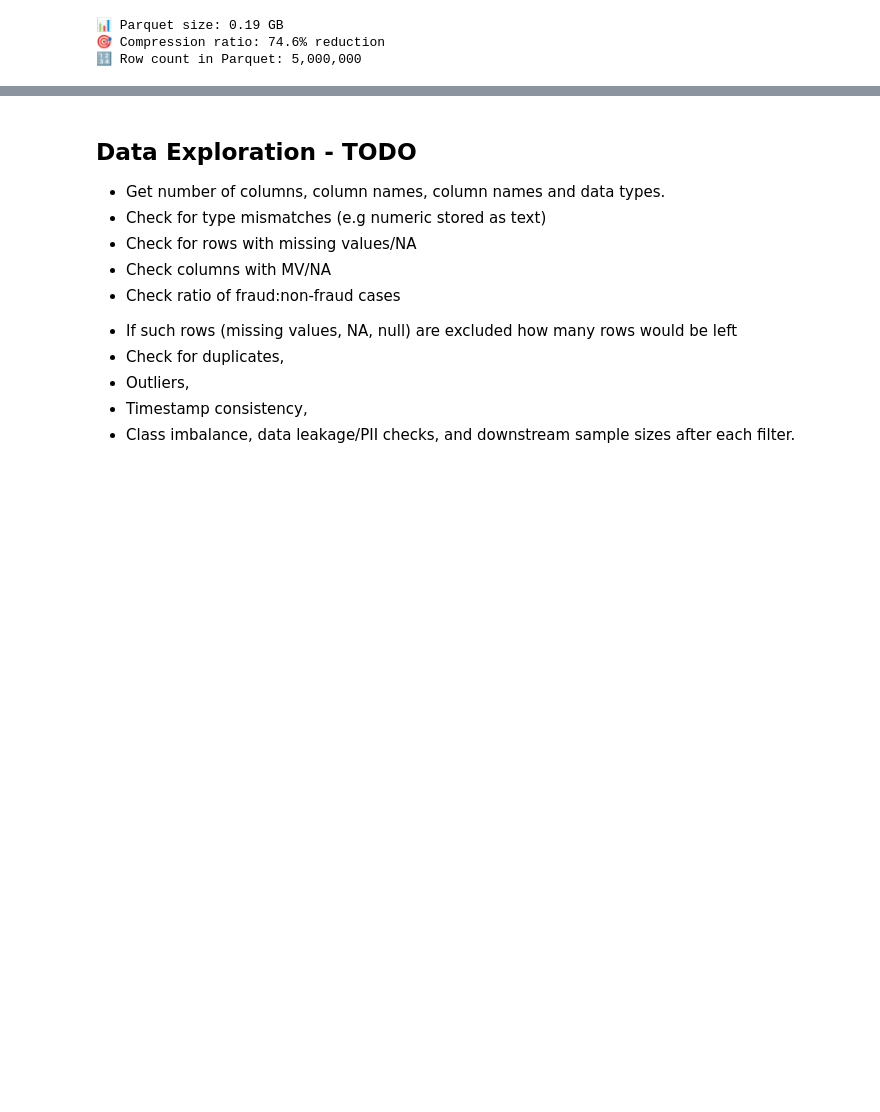
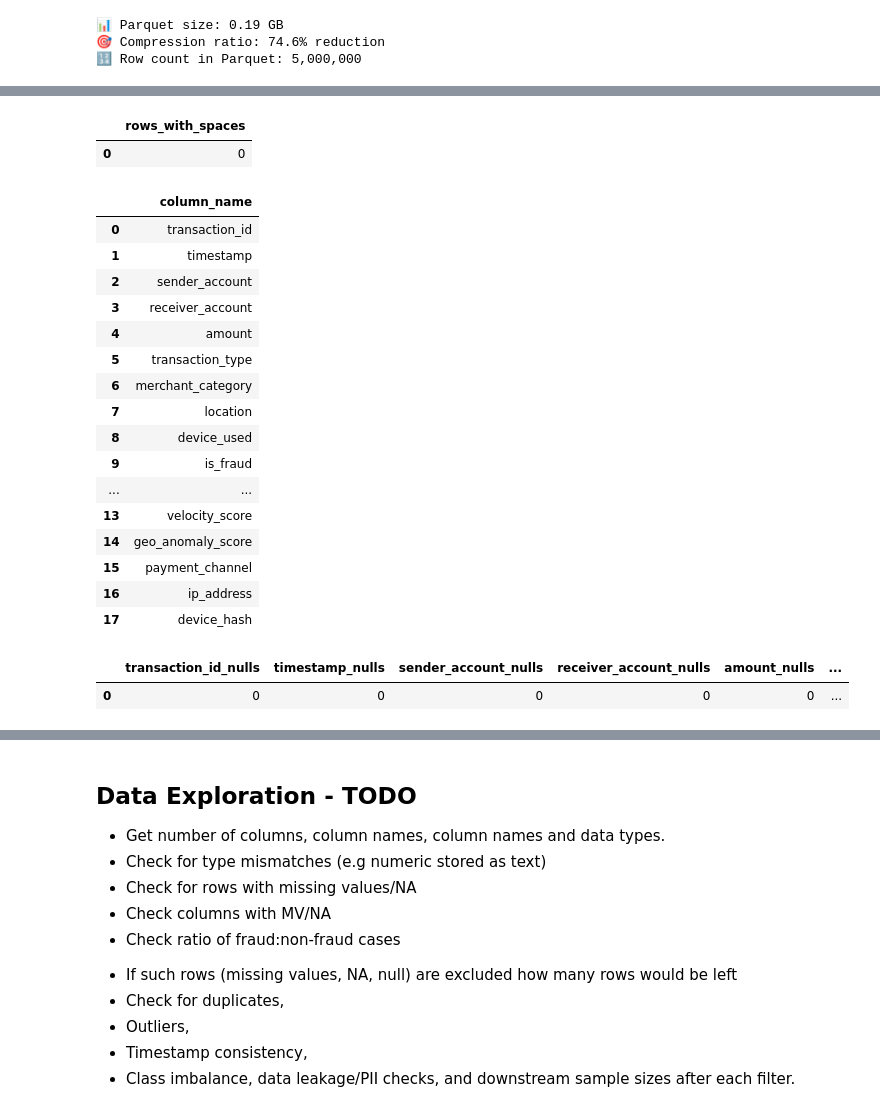
Before and after one commit to mlopezza/financial_fraud_detection_project, a Jupyter notebook: data/query_template.ipynb, the cells around one changed output, grey strips where cells are left out. Saved outputs shown, nothing was run; the diff lists cells and outputs as text; code cells hidden in the pictures; blank space fills up the shorter version.

```diff
--- a/data/query_template.ipynb
+++ b/data/query_template.ipynb
@@ -88,0 +208,77 @@ print(con.execute(f"DESCRIBE SELECT * FROM read_parquet('{parquet_path}')").fetc
+# %%
+# Detect Leading or trailing spaces  WITH CONCAT QUERY
+con.execute("""
+    SELECT COUNT(*) AS rows_with_spaces
+    FROM raw_data
+    WHERE CONCAT(
+        transaction_id, sender_account, receiver_account,
+        transaction_type, merchant_category, location,
+        device_used, fraud_type, payment_channel,
+        ip_address, device_hash
+    ) <> TRIM(CONCAT(
+        transaction_id, sender_account, receiver_account,
+        transaction_type, merchant_category, location,
+        device_used, fraud_type, payment_channel,
+        ip_address, device_hash
+    ));
+""").fetch_df()
+# %% [output]
+|  | rows_with_spaces |
+| 0 | 0 |
+# %%
+# 2. Determine which columns contain NULL values, and number of NULL values per column.
+# Select  name of columns
+con.execute(
+    f"""
+    SELECT name AS column_name
+    FROM pragma_table_info('raw_data')
+    """
+).fetch_df()
+# %% [output]
+|  | column_name |
+| 0 | transaction_id |
+| 1 | timestamp |
+| 2 | sender_account |
+| 3 | receiver_account |
+| 4 | amount |
+| 5 | transaction_type |
+| 6 | merchant_category |
+| 7 | location |
+| 8 | device_used |
+| 9 | is_fraud |
+| ... | ... |
+| 13 | velocity_score |
+| 14 | geo_anomaly_score |
+| 15 | payment_channel |
+| 16 | ip_address |
+| 17 | device_hash |
+# %%
+# Found columns with null values
+
+con.execute(
+    f"""
+    SELECT
+        COUNT(*) FILTER (WHERE transaction_id IS NULL)              AS transaction_id_nulls,
+        COUNT(*) FILTER (WHERE timestamp IS NULL)                  AS timestamp_nulls,
+        COUNT(*) FILTER (WHERE sender_account IS NULL)               AS sender_account_nulls,
+        COUNT(*) FILTER (WHERE receiver_account IS NULL)             AS receiver_account_nulls,
+        COUNT(*) FILTER (WHERE amount IS NULL)                       AS amount_nulls,
+        COUNT(*) FILTER (WHERE transaction_type IS NULL)             AS transaction_type_nulls,
+        COUNT(*) FILTER (WHERE merchant_category IS NULL)            AS merchant_category_nulls,
+        COUNT(*) FILTER (WHERE location IS NULL)                     AS location_nulls,
+        COUNT(*) FILTER (WHERE device_used IS NULL)                  AS device_used_nulls,
+        COUNT(*) FILTER (WHERE is_fraud IS NULL)                     AS is_fraud_nulls,
+        COUNT(*) FILTER (WHERE fraud_type IS NULL)                   AS fraud_type_nulls,
+        COUNT(*) FILTER (WHERE time_since_last_transaction IS NULL)  AS time_since_last_transaction_nulls,
+        COUNT(*) FILTER (WHERE spending_deviation_score IS NULL)     AS spending_deviation_score_nulls,
+        COUNT(*) FILTER (WHERE velocity_score IS NULL)               AS velocity_score_nulls,
+        COUNT(*) FILTER (WHERE geo_anomaly_score IS NULL)            AS geo_anomaly_score_nulls,
+        COUNT(*) FILTER (WHERE payment_channel IS NULL)              AS payment_channel_nulls,
+        COUNT(*) FILTER (WHERE ip_address IS NULL)                   AS ip_address_nulls,
+        COUNT(*) FILTER (WHERE device_hash IS NULL)                  AS device_hash_nulls
+FROM raw_data
+"""
+).fetch_df()
+# %% [output]
+|  | transaction_id_nulls | timestamp_nulls | sender_account_nulls | receiver_account_nulls | amount_nulls | ... |
+| 0 | 0 | 0 | 0 | 0 | 0 | ... |
```
Also changed, not shown: parts of 16 cells of this notebook.
